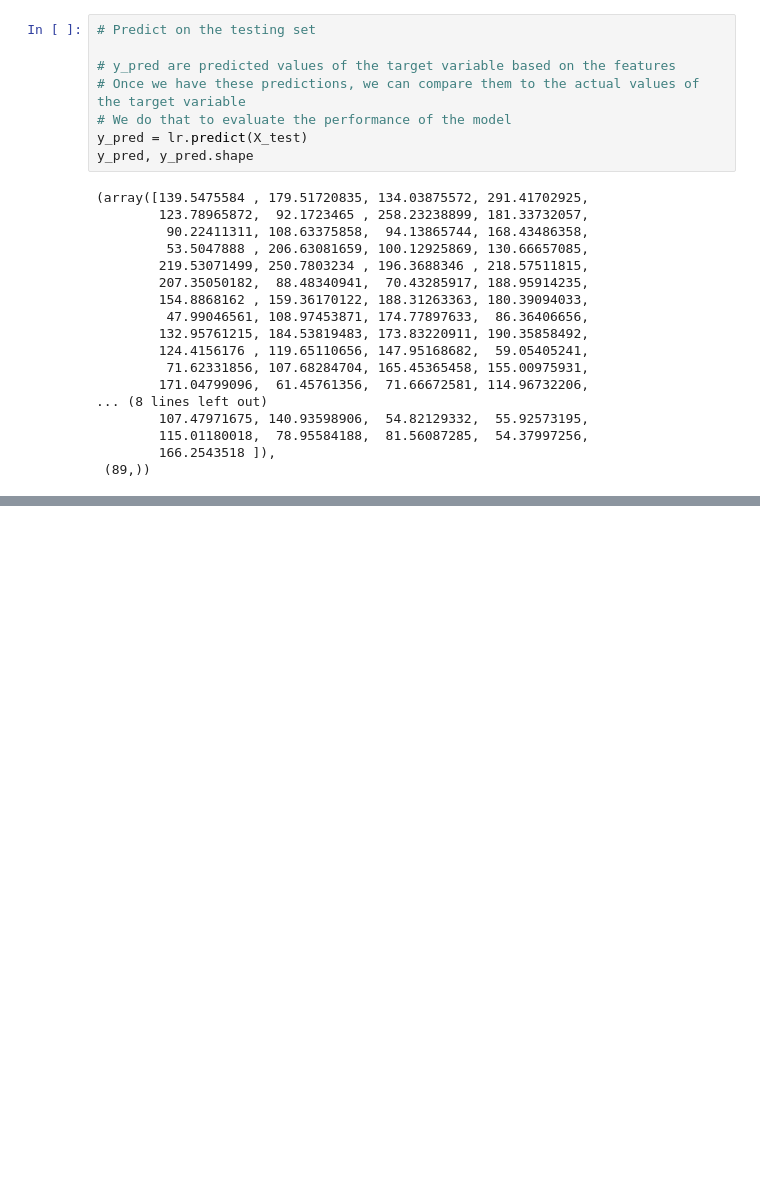
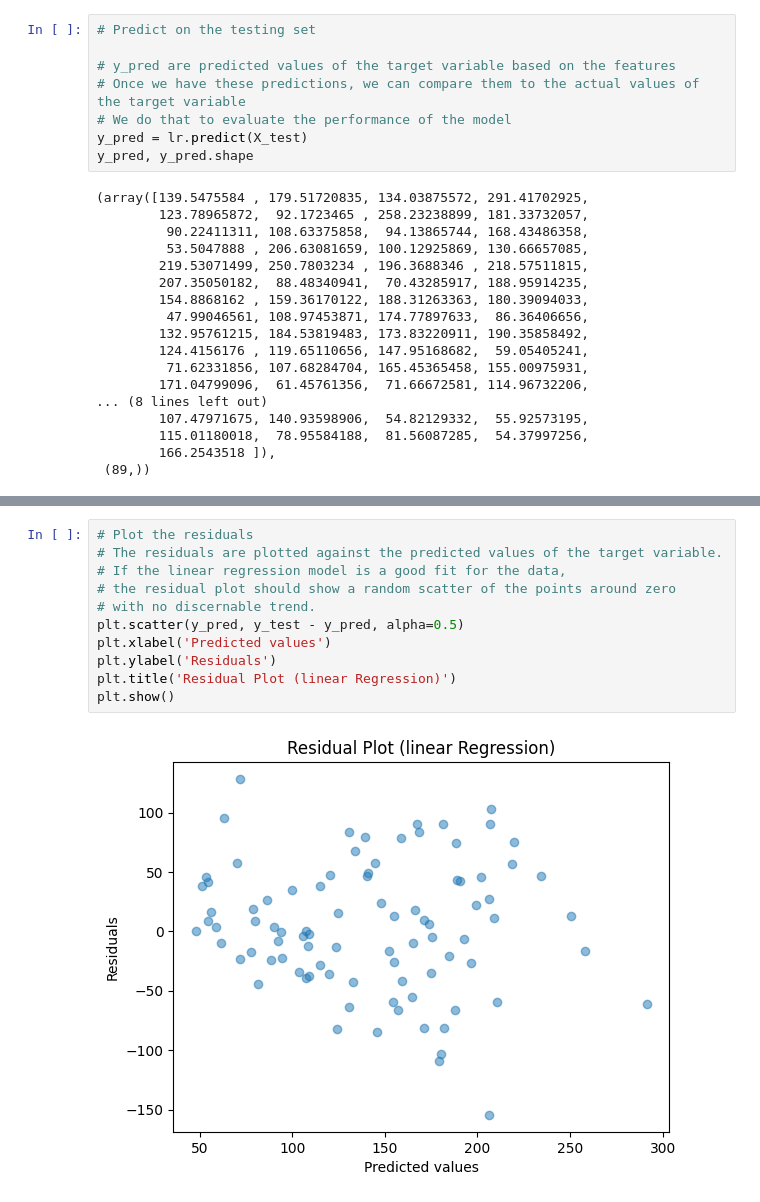
Before and after one commit to sorani-dev/pandas2023_codemy, a Jupyter notebook: src/c28-Linear_Regression_And_Residuals.ipynb, the cells around one changed output, grey strips where cells are left out. Drawn from its saved outputs; the diff is of its cells as text; blank space fills up the shorter version.

```diff
--- a/src/c28-Linear_Regression_And_Residuals.ipynb
+++ b/src/c28-Linear_Regression_And_Residuals.ipynb
@@ -97,0 +136,13 @@ intercept =
+# %%
+# Plot the residuals
+# The residuals are plotted against the predicted values of the target variable.
+# If the linear regression model is a good fit for the data,
+# the residual plot should show a random scatter of the points around zero
+# with no discernable trend.
+plt.scatter(y_pred, y_test - y_pred, alpha=0.5)
+plt.xlabel('Predicted values')
+plt.ylabel('Residuals')
+plt.title('Residual Plot (linear Regression)')
+plt.show()
+# %% [output]
+[figure, added]
```
Also changed, not shown: parts of 3 cells of this notebook, 2 other files.
